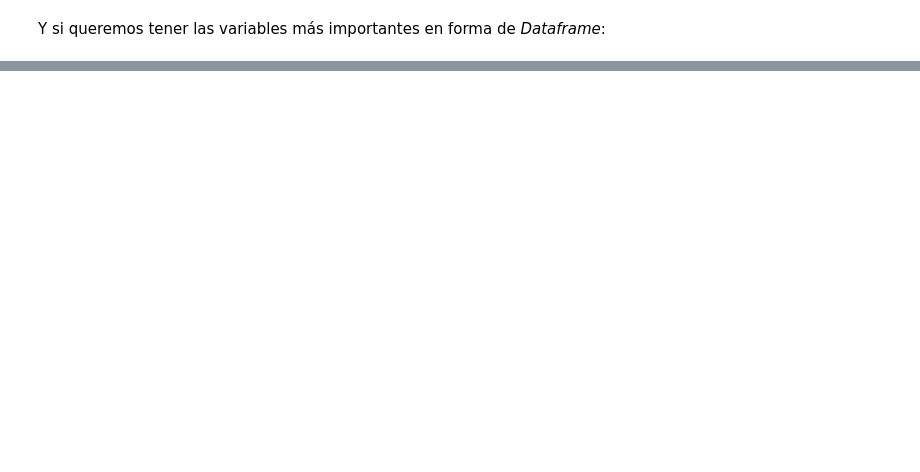
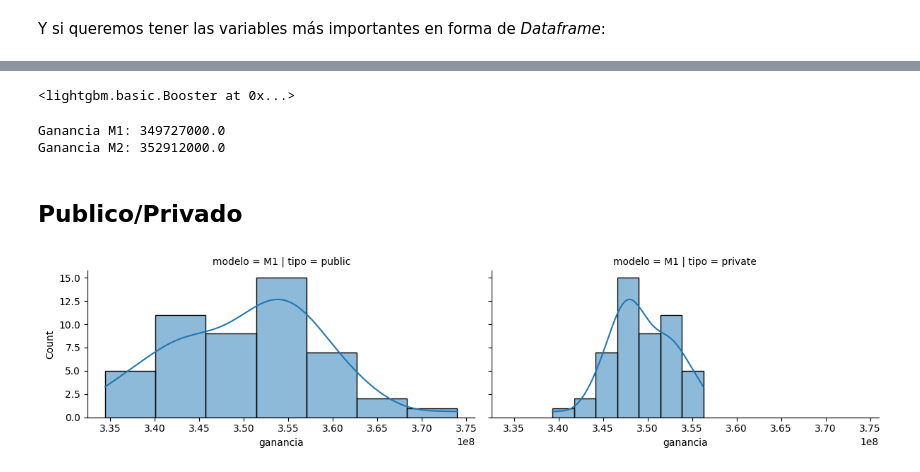
Before and after one commit to dmecoyfin/dmeyf2024, a Jupyter notebook: src/Competencia_1/Seleccion de modelos.ipynb, the cells around one changed output, grey strips where cells are left out. Saved outputs shown, nothing was run; the diff lists cells and outputs as text; code cells hidden in the pictures; blank space fills up the shorter version.

```diff
--- a/src/Competencia_1/Seleccion de modelos.ipynb
+++ b/src/Competencia_1/Seleccion de modelos.ipynb
@@ -410,0 +407,5 @@ Successfully submitted to DMEyF 2024 Primera
+# %%
+### salvamos el modelo
+model_lgb.save_model(modelos_path + 'lgbm_M2.txt')
+# %% [output]
+<lightgbm.basic.Booster at 0x...>
@@ -410,0 +416,3 @@ Successfully submitted to DMEyF 2024 Primera
+# %%
+# predecimos sobre Xtest(cambia en cada caso, tengo que volver a correr)
+y_pred_lgm_M1 = M1.predict(X_test_m1)
@@ -410,0 +421,37 @@ Successfully submitted to DMEyF 2024 Primera
+# %%
+def ganancia_prob(y_pred, y_true, prop = 1):
+  ganancia = np.where(y_true == 1, ganancia_acierto, 0) - np.where(y_true == 0, costo_estimulo, 0)
+  return ganancia[y_pred >= 0.025].sum() / prop
+
+print("Ganancia M1:", ganancia_prob(y_pred_lgm_M1, y_test_binaria_m1))
+print("Ganancia M2:", ganancia_prob(y_pred_lgm_M2, y_test_binaria_m2))
+# %% [output]
+Ganancia M1: 349727000.0
+Ganancia M2: 352912000.0
+# %% [markdown]
+## Publico/Privado
+# %%
+#Lo tengo que hacer por separado por que tengo distinto N de columnas
+sss_futuro = StratifiedShuffleSplit(n_splits=50,
+                             test_size=0.3,
+                             random_state=semillas[0])
+modelos = {"M1":y_pred_lgm_M1}
+rows = []
+for private_index, public_index in sss_futuro.split(X_test_m1, y_test_binaria_m1):
+  row = {}
+  for name, y_pred in modelos.items():
+    row[name + "_public"] = ganancia_prob(y_pred[public_index], y_test_binaria_m1.iloc[public_index], 0.3)
+    row[name + "_private"] = ganancia_prob(y_pred[private_index], y_test_binaria_m1.iloc[private_index], 0.7)
+  rows.append(row)
+df_lb = pd.DataFrame(rows)
+# %%
+df_lb_long = df_lb.reset_index()
+df_lb_long = df_lb_long.melt(id_vars=['index'], var_name='model_type', value_name='ganancia')
+df_lb_long[['modelo', 'tipo']] = df_lb_long['model_type'].str.split('_', expand=True)
+df_lb_long = df_lb_long[['ganancia', 'tipo', 'modelo']]
+# %%
+g = sns.FacetGrid(df_lb_long, col="tipo", row="modelo", aspect=2)
+g.map(sns.histplot, "ganancia", kde=True)
+plt.show()
+# %% [output]
+[figure, added]
```
Also changed, not shown: parts of 51 cells of this notebook, 3 other files.
